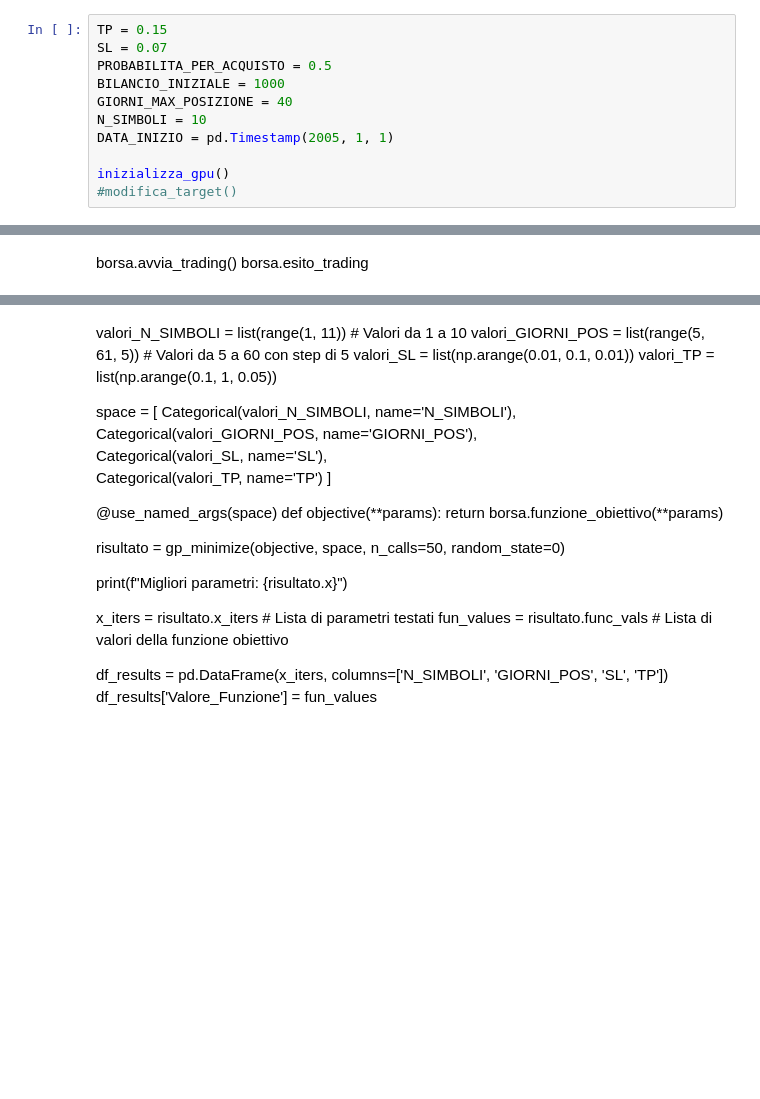
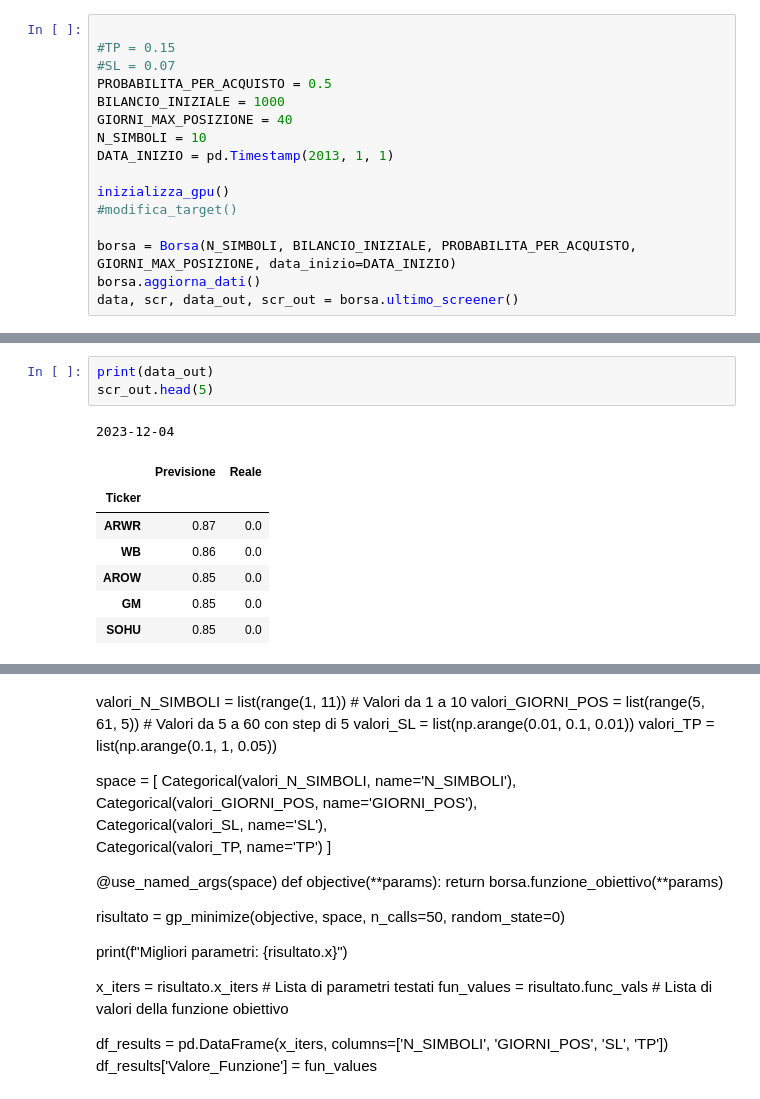
Before and after one commit to enricomarchi/Borsa, a Jupyter notebook: Test_trading_multiplo.ipynb, the cells around one changed output, grey strips where cells are left out. Saved outputs shown, nothing was run; the diff lists cells and outputs as text; blank space fills up the shorter version.

```diff
--- a/Test_trading_multiplo.ipynb
+++ b/Test_trading_multiplo.ipynb
@@ -1394,11 +1409,16 @@ class DataGenerator(Sequence):
 # %%
-TP = 0.15
-SL = 0.07
+
+#TP = 0.15
+#SL = 0.07
 PROBABILITA_PER_ACQUISTO = 0.5
 BILANCIO_INIZIALE = 1000
 GIORNI_MAX_POSIZIONE = 40
 N_SIMBOLI = 10
-DATA_INIZIO = pd.Timestamp(2005, 1, 1)
+DATA_INIZIO = pd.Timestamp(2013, 1, 1)
 
 inizializza_gpu()
 #modifica_target()
+
+borsa = Borsa(N_SIMBOLI, BILANCIO_INIZIALE, PROBABILITA_PER_ACQUISTO, GIORNI_MAX_POSIZIONE, data_inizio=DATA_INIZIO)
+borsa.aggiorna_dati()
+data, scr, data_out, scr_out = borsa.ultimo_screener()
@@ -1416,3 +1439,12 @@ scr.head(5)
-# %% [markdown]
-borsa.avvia_trading()
-borsa.esito_trading
+# %%
+print(data_out)
+scr_out.head(5)
+# %% [output]
+2023-12-04
+|  | Previsione | Reale |
+| Ticker |  |  |
+| ARWR | 0.87 | 0.0 |
+| WB | 0.86 | 0.0 |
+| AROW | 0.85 | 0.0 |
+| GM | 0.85 | 0.0 |
+| SOHU | 0.85 | 0.0 |
```
Also changed, not shown: parts of 6 cells of this notebook, 2 other files.
